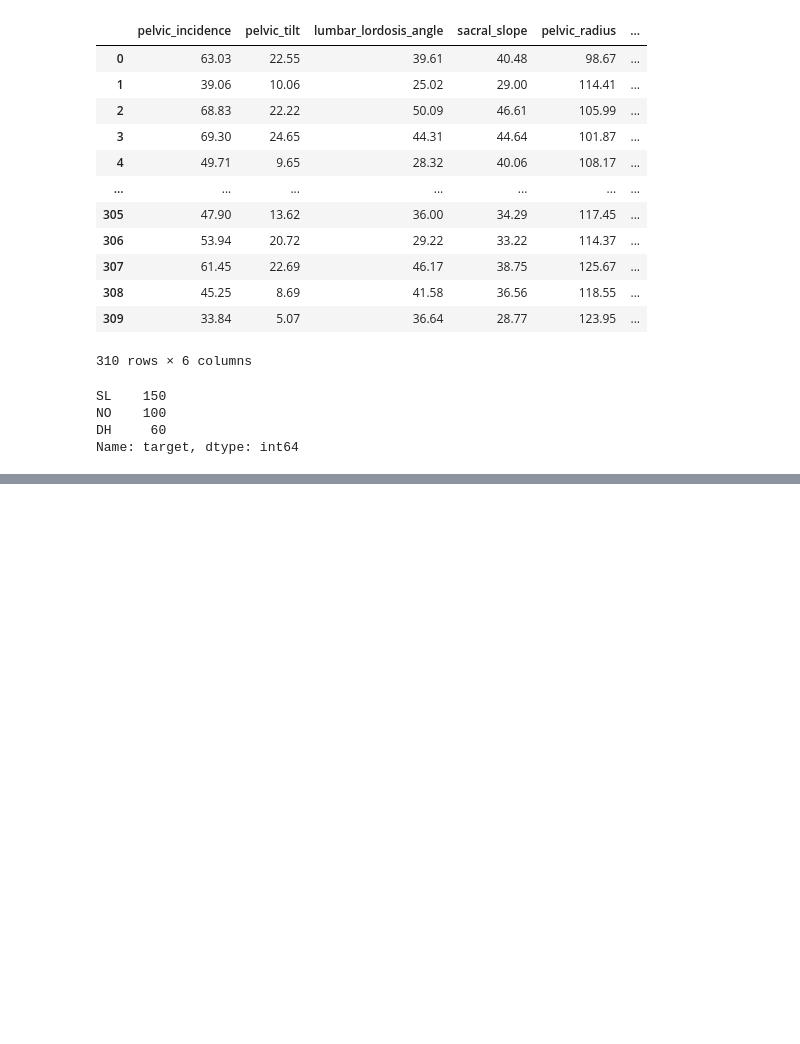
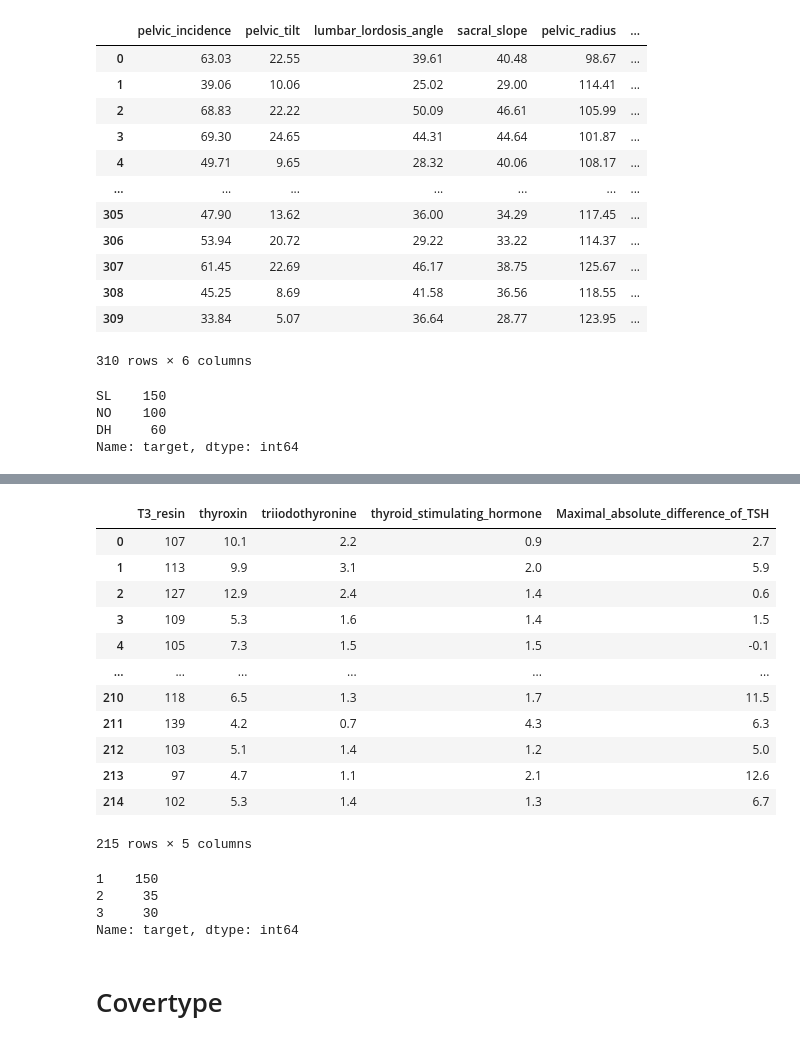
Before and after one commit to katerina2901/Multi_class_imbalanced_data_classifcation, a Jupyter notebook: datasets/Datasets_preprocessing.ipynb, the cells around one changed output, grey strips where cells are left out. Drawn from its saved outputs; the diff is of its cells as text; code cells hidden in the pictures; blank space fills up the shorter version.

```diff
--- a/datasets/Datasets_preprocessing.ipynb
+++ b/datasets/Datasets_preprocessing.ipynb
@@ -1105,0 +1108,2 @@ X_test = scaler.transform(X_test)
+# %%
+data = pd.read_csv("new-thyroid.data", delimiter=',', header=None)
@@ -1105,0 +1119,3 @@ X_test = scaler.transform(X_test)
+# %%
+data.columns = ["target", "T3_resin", "thyroxin", "triiodothyronine",
+                "thyroid_stimulating_hormone", "Maximal_absolute_difference_of_TSH"]
@@ -1105,0 +1147,27 @@ X_test = scaler.transform(X_test)
+# %%
+# Split the data into independent & dependent variables
+X = data.drop(['target'], axis=1)
+y = data['target']
+# %%
+X
+# %% [output]
+|  | T3_resin | thyroxin | triiodothyronine | thyroid_stimulating_hormone | Maximal_absolute_difference_of_TSH |
+| 0 | 107 | 10.1 | 2.2 | 0.9 | 2.7 |
+| 1 | 113 | 9.9 | 3.1 | 2.0 | 5.9 |
+| 2 | 127 | 12.9 | 2.4 | 1.4 | 0.6 |
+| 3 | 109 | 5.3 | 1.6 | 1.4 | 1.5 |
+| 4 | 105 | 7.3 | 1.5 | 1.5 | -0.1 |
+| ... | ... | ... | ... | ... | ... |
+| 210 | 118 | 6.5 | 1.3 | 1.7 | 11.5 |
+| 211 | 139 | 4.2 | 0.7 | 4.3 | 6.3 |
+| 212 | 103 | 5.1 | 1.4 | 1.2 | 5.0 |
+| 213 | 97 | 4.7 | 1.1 | 2.1 | 12.6 |
+| 214 | 102 | 5.3 | 1.4 | 1.3 | 6.7 |
+215 rows × 5 columns
+# %%
+y.value_counts()
+# %% [output]
+1    150
+2     35
+3     30
+Name: target, dtype: int64
@@ -1105,0 +1186,2 @@ X_test = scaler.transform(X_test)
+# %% [markdown]
+# Covertype
```
Also changed, not shown: parts of 13 cells of this notebook.
